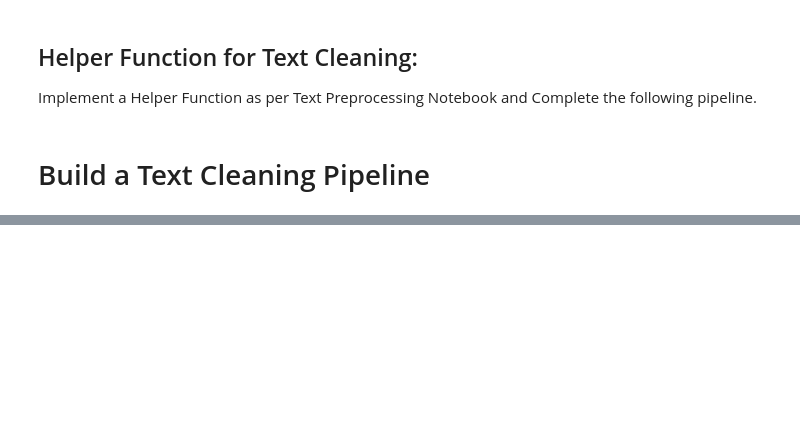
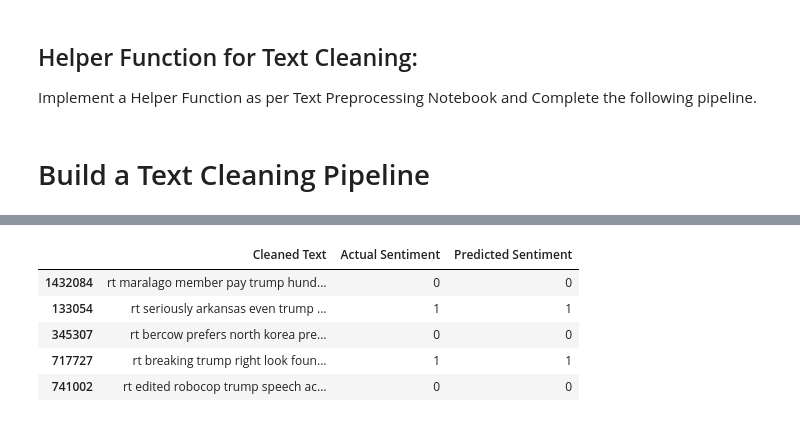
Before and after one commit to Sweekar-Bajimaya/AI-ML, a Jupyter notebook: SweekarBajimaya_Worsheet_8_Text_Classification_Question.ipynb, the cells around one changed output, grey strips where cells are left out. Drawn from its saved outputs; the diff is of its cells as text; code cells hidden in the pictures; blank space fills up the shorter version.

```diff
--- a/SweekarBajimaya_Worsheet_8_Text_Classification_Question.ipynb
+++ b/SweekarBajimaya_Worsheet_8_Text_Classification_Question.ipynb
@@ -62,0 +194,14 @@ def text_cleaning_pipeline(dataset, rule = "lemmatize"):
+# %%
+pred_df = pd.DataFrame({
+    'Cleaned Text': X_test,
+    'Actual Sentiment': y_test,
+    'Predicted Sentiment': y_pred
+})
+pred_df.head()
+# %% [output]
+|  | Cleaned Text | Actual Sentiment | Predicted Sentiment |
+| 1432084 | rt maralago member pay trump hund... | 0 | 0 |
+| 133054 | rt seriously arkansas even trump ... | 1 | 1 |
+| 345307 | rt bercow prefers north korea pre... | 0 | 0 |
+| 717727 | rt breaking trump right look foun... | 1 | 1 |
+| 741002 | rt edited robocop trump speech ac... | 0 | 0 |
```
Also changed, not shown: parts of 25 cells of this notebook.
